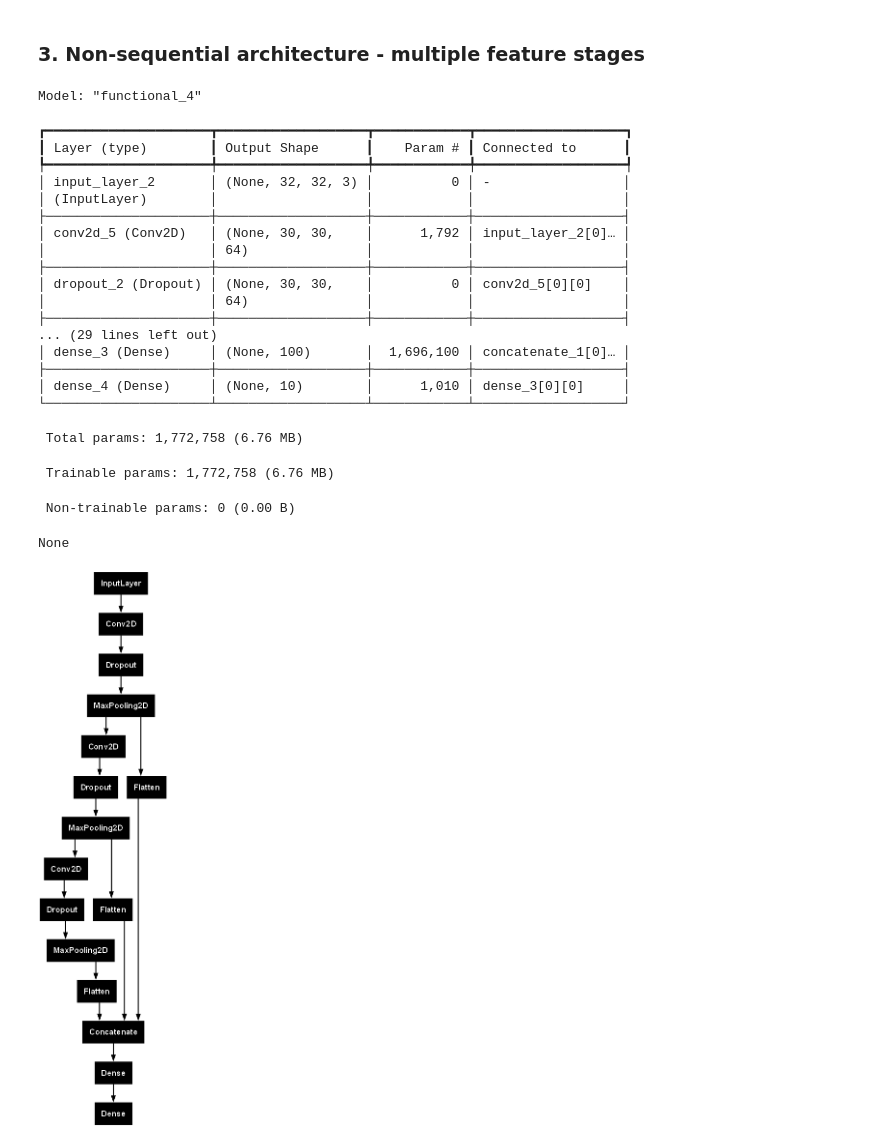
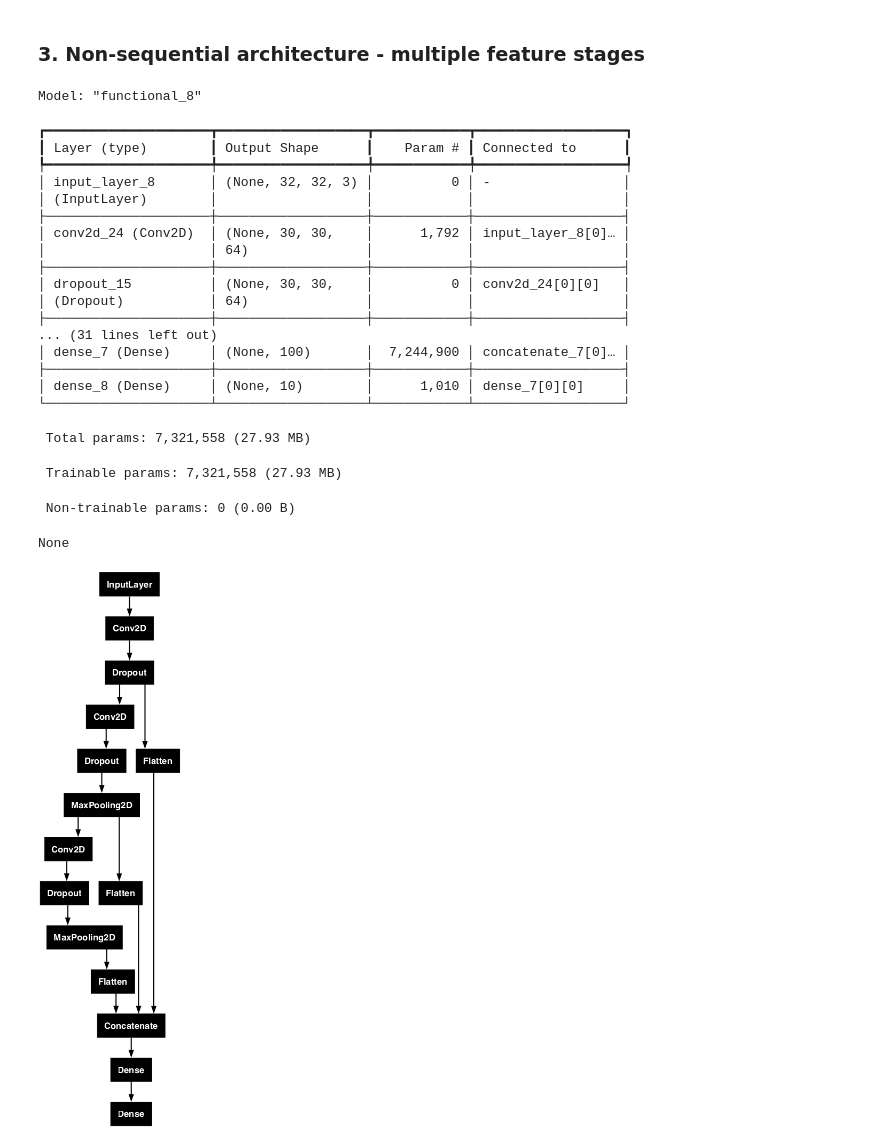
Before and after one commit to dave1b/TSM_DeLearn, a Jupyter notebook: Week12/non_sequential_architecture.ipynb, the cells around one changed output. Cells and saved outputs as stored; diff of their text form; code cells hidden in the pictures.

```diff
--- a/Week12/non_sequential_architecture.ipynb
+++ b/Week12/non_sequential_architecture.ipynb
@@ -234,11 +237,10 @@ visible = Input(shape=(32, 32, 3))
 # first layer
 conv1 = Conv2D(64, kernel_size=3, activation='relu')(visible)
 drop1 = Dropout(0.2)(conv1)
-pool1 = MaxPooling2D(pool_size=(2, 2))(drop1)
-flat1 = Flatten()(pool1)
+flat1 = Flatten()(drop1)
 
 # second layer
-conv2 = Conv2D(64, kernel_size=3, activation='relu')(pool1)
+conv2 = Conv2D(64, kernel_size=3, activation='relu')(drop1)
 drop2 = Dropout(0.2)(conv2)
 pool2 = MaxPooling2D(pool_size=(2, 2))(drop2)
 flat2 = Flatten()(pool2)
@@ -249,44 +251,44 @@ drop3 = Dropout(0.2)(conv3)
 pool3 = MaxPooling2D(pool_size=(2, 2))(drop3)
 flat3 = Flatten()(pool3)
 
 # merge feature extractors
 merge = concatenate([flat1, flat2, flat3])
 
 # interpretation layer
 hidden1 = Dense(100, activation='relu')(merge)
 # prediction output
 output = Dense(10, activation='softmax')(hidden1)
 cnn_2 = Model(inputs=visible, outputs=output)
 # summarize layers
 print(cnn_2.summary())
 # plot graph
 plot_model(cnn_2, to_file='shared_input_layer.png', dpi=75)
 
 # [input, conv2d(64, kernel=3), relu, dropout(0.2), maxpool(2,2), flatten, conv2d(64, kernel=3), relu, dropout(0.2), maxpool(2,2), flatten, conv2d(64, kernel=3), relu, dropout(0.2), maxpool(2,2), flatten, concatenate, dense(100), relu, dense(10), softmax]
 # %% [output]
-Model: "functional_4"
+Model: "functional_8"
 ┏━━━━━━━━━━━━━━━━━━━━━┳━━━━━━━━━━━━━━━━━━━┳━━━━━━━━━━━━┳━━━━━━━━━━━━━━━━━━━┓
 ┃ Layer (type)        ┃ Output Shape      ┃    Param # ┃ Connected to      ┃
 ┡━━━━━━━━━━━━━━━━━━━━━╇━━━━━━━━━━━━━━━━━━━╇━━━━━━━━━━━━╇━━━━━━━━━━━━━━━━━━━┩
-│ input_layer_2       │ (None, 32, 32, 3) │          0 │ -                 │
+│ input_layer_8       │ (None, 32, 32, 3) │          0 │ -                 │
 │ (InputLayer)        │                   │            │                   │
 ├─────────────────────┼───────────────────┼────────────┼───────────────────┤
-│ conv2d_5 (Conv2D)   │ (None, 30, 30,    │      1,792 │ input_layer_2[0]… │
+│ conv2d_24 (Conv2D)  │ (None, 30, 30,    │      1,792 │ input_layer_8[0]… │
 │                     │ 64)               │            │                   │
 ├─────────────────────┼───────────────────┼────────────┼───────────────────┤
-│ dropout_2 (Dropout) │ (None, 30, 30,    │          0 │ conv2d_5[0][0]    │
-│                     │ 64)               │            │                   │
+│ dropout_15          │ (None, 30, 30,    │          0 │ conv2d_24[0][0]   │
+│ (Dropout)           │ 64)               │            │                   │
 ├─────────────────────┼───────────────────┼────────────┼───────────────────┤
-... (29 lines left out)
-│ dense_3 (Dense)     │ (None, 100)       │  1,696,100 │ concatenate_1[0]… │
+... (31 lines left out)
+│ dense_7 (Dense)     │ (None, 100)       │  7,244,900 │ concatenate_7[0]… │
 ├─────────────────────┼───────────────────┼────────────┼───────────────────┤
-│ dense_4 (Dense)     │ (None, 10)        │      1,010 │ dense_3[0][0]     │
+│ dense_8 (Dense)     │ (None, 10)        │      1,010 │ dense_7[0][0]     │
 └─────────────────────┴───────────────────┴────────────┴───────────────────┘
- Total params: 1,772,758 (6.76 MB)
+ Total params: 7,321,558 (27.93 MB)
- Trainable params: 1,772,758 (6.76 MB)
+ Trainable params: 7,321,558 (27.93 MB)
  Non-trainable params: 0 (0.00 B)
 None
-[figure, old version]
+[figure, new version]
 # %%
 checkpoint = ModelCheckpoint('model-{epoch:03d}.keras', verbose=1, monitor='val_accuracy',save_best_only=True, mode='auto')
 cnn_2.compile(optimizer='adam', loss='categorical_crossentropy', metrics=['accuracy'])
```
Also changed, not shown: parts of 7 cells of this notebook.
